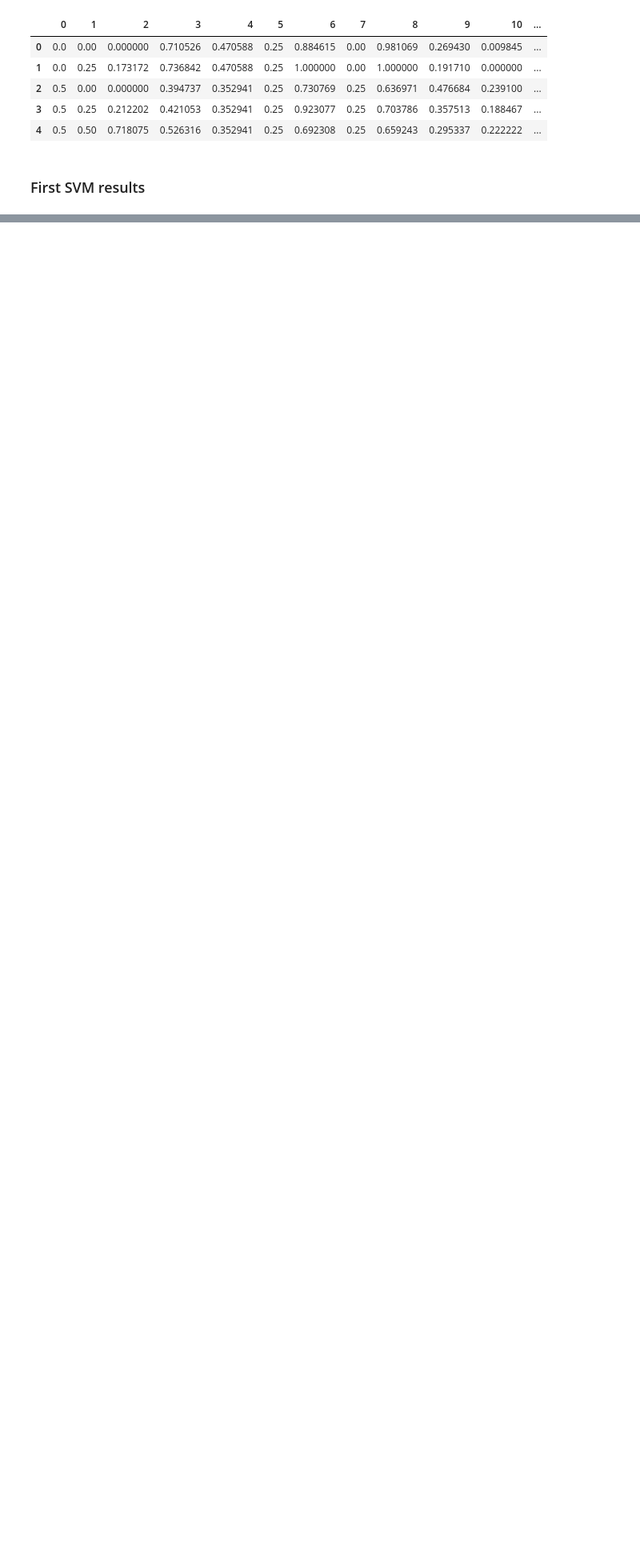
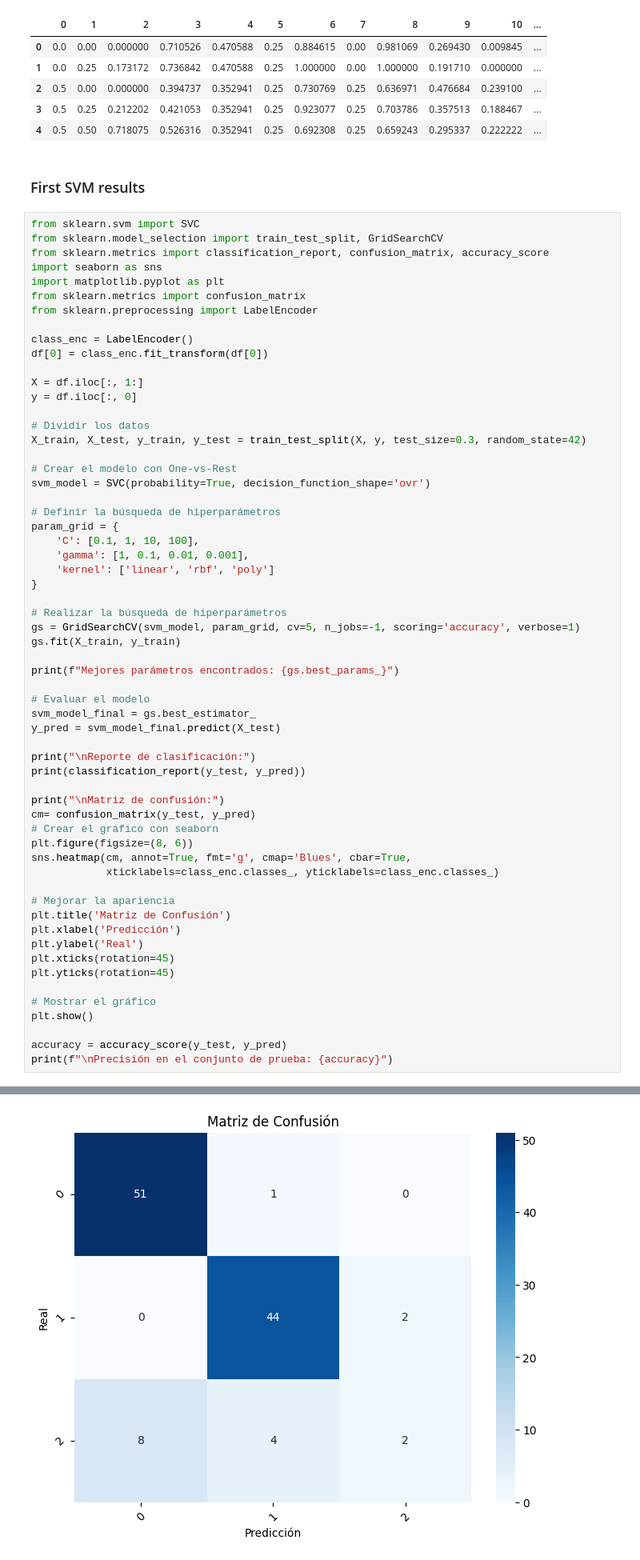
Before and after one commit to Pedrobiain10/CDF-Project, a Jupyter notebook: ML_Project.ipynb, the cells around one changed output, grey strips where cells are left out. Shown: that part at 80% size. Saved outputs shown, nothing was run; the diff lists cells and outputs as text; blank space fills up the shorter version.

```diff
--- a/ML_Project.ipynb
+++ b/ML_Project.ipynb
@@ -83,3 +83,64 @@ df_final.head()
 | 4 | 0.5 | 0.50 | 0.718075 | 0.526316 | 0.352941 | 0.25 | 0.692308 | 0.25 | 0.659243 | 0.295337 | 0.222222 | ... |
 # %% [markdown]
 ### First SVM results
+# %%
+from sklearn.svm import SVC
+from sklearn.model_selection import train_test_split, GridSearchCV
+from sklearn.metrics import classification_report, confusion_matrix, accuracy_score
+import seaborn as sns
+import matplotlib.pyplot as plt
+from sklearn.metrics import confusion_matrix
+from sklearn.preprocessing import LabelEncoder
+
+class_enc = LabelEncoder()
+df[0] = class_enc.fit_transform(df[0])
+
+X = df.iloc[:, 1:]
+y = df.iloc[:, 0]
+
+# Dividir los datos
+X_train, X_test, y_train, y_test = train_test_split(X, y, test_size=0.3, random_state=42)
+
+# Crear el modelo con One-vs-Rest
+svm_model = SVC(probability=True, decision_function_shape='ovr')
+
+# Definir la búsqueda de hiperparámetros
+param_grid = {
+    'C': [0.1, 1, 10, 100],
+    'gamma': [1, 0.1, 0.01, 0.001],
+    'kernel': ['linear', 'rbf', 'poly']
+}
+
+# Realizar la búsqueda de hiperparámetros
+gs = GridSearchCV(svm_model, param_grid, cv=5, n_jobs=-1, scoring='accuracy', verbose=1)
+gs.fit(X_train, y_train)
+
+print(f"Mejores parámetros encontrados: {gs.best_params_}")
+
+# Evaluar el modelo
+svm_model_final = gs.best_estimator_
+y_pred = svm_model_final.predict(X_test)
+
+print("\nReporte de clasificación:")
+print(classification_report(y_test, y_pred))
+
+print("\nMatriz de confusión:")
+cm= confusion_matrix(y_test, y_pred)
+# Crear el gráfico con seaborn
+plt.figure(figsize=(8, 6))
+sns.heatmap(cm, annot=True, fmt='g', cmap='Blues', cbar=True,
+            xticklabels=class_enc.classes_, yticklabels=class_enc.classes_)
+
+# Mejorar la apariencia
+plt.title('Matriz de Confusión')
+plt.xlabel('Predicción')
+plt.ylabel('Real')
+plt.xticks(rotation=45)
+plt.yticks(rotation=45)
+
+# Mostrar el gráfico
+plt.show()
+
+accuracy = accuracy_score(y_test, y_pred)
+print(f"\nPrecisión en el conjunto de prueba: {accuracy}")
+# %% [output]
@@ -85,0 +163 @@ df_final.head()
+[figure, added]
```
Also changed, not shown: parts of 9 cells of this notebook.
